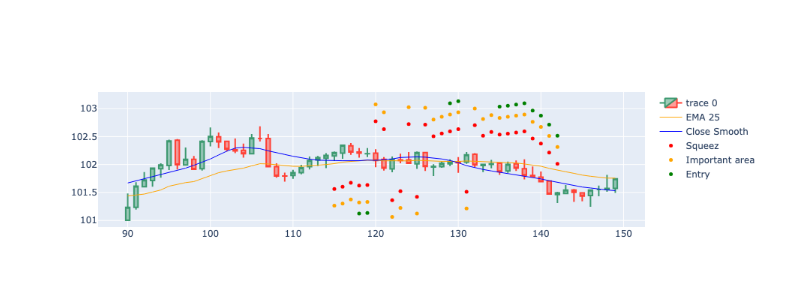
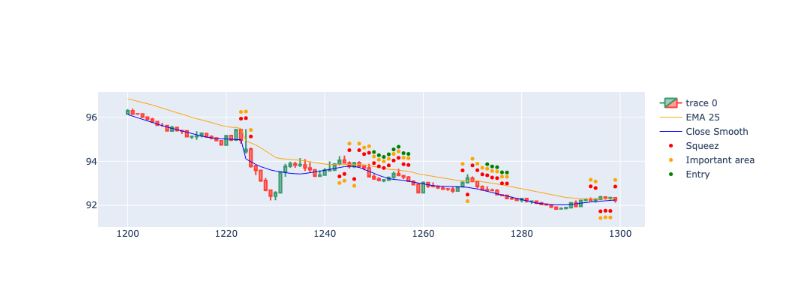
Before and after one commit to gastoncs/jupyter-docker, a Jupyter notebook: app/src/backtesting/squeez/squeez_pattern_v3.ipynb, the cells around one changed output. Drawn from its saved outputs; the diff is of its cells as text; code cells hidden in the pictures.

```diff
--- a/app/src/backtesting/squeez/squeez_pattern_v3.ipynb
+++ b/app/src/backtesting/squeez/squeez_pattern_v3.ipynb
@@ -244,34 +244,34 @@ with pd.option_context("mode.copy_on_write", True):
 import plotly.io as pio
 import plotly.graph_objects as go
 
-dfpl = df[90:150]
+dfpl = df[1200:1300]
 
 fig = go.Figure(
     data=[
         go.Candlestick(
             x=dfpl.index,
             open=dfpl['open_5min'],
             high=dfpl['high_5min'],
             low=dfpl['low_5min'],
             close=dfpl['close_5min']),
         go.Scatter(
             x=dfpl.index,
             y=dfpl['ema25_5min'],
             line=dict(color='orange', width=1),
             name="EMA 25"),
         go.Scatter(
             x=dfpl.index,
             y=dfpl['close5min_smooth'],
             line=dict(color='blue', width=1),
             name="Close Smooth")
     ]
 )
 
 fig.add_scatter(x=dfpl.index, y=dfpl['squezzeArea'], mode="markers", marker=dict(size=5, color="red"), name="Squeez")
 fig.add_scatter(x=dfpl.index, y=dfpl['squeezeCloseToEmaArea'], mode="markers", marker=dict(size=5, color="orange"), name="Important area")
 fig.add_scatter(x=dfpl.index, y=dfpl['posibleBreakArea'], mode="markers", marker=dict(size=5, color="green"), name="Entry")
 
 fig.update_layout(xaxis_rangeslider_visible=False)
 fig.show()
 # %% [output]
-[figure, old version]
+[figure, new version]
```
Also changed, not shown: 4 other files.
